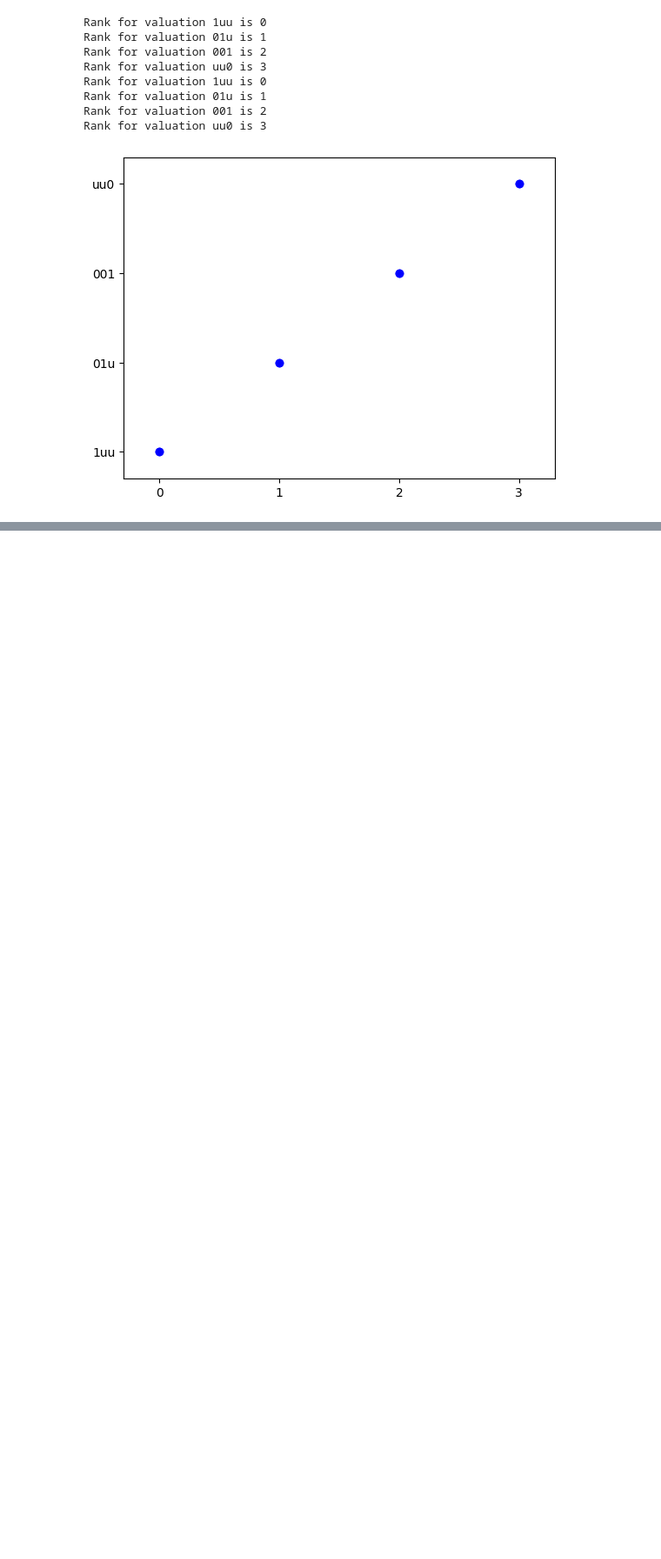
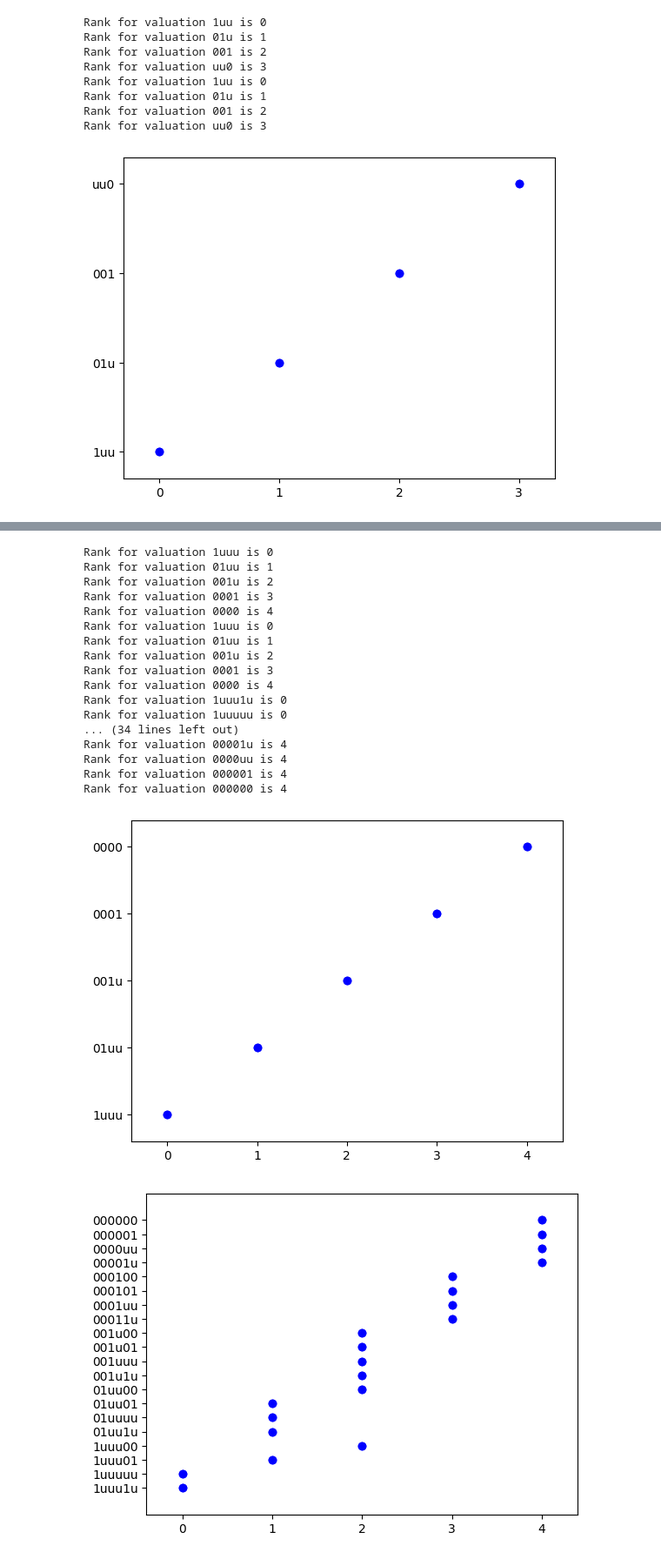
Before and after one commit to mihaicraciun2002/conditional-reasoning-tools, a Jupyter notebook: rational_closures_vectorised_valuations_gdrive.ipynb, the cells around one changed output, grey strips where cells are left out. Shown: that part at 87% size. Cells and saved outputs as stored; diff of their text form; code cells hidden in the pictures; blank space fills up the shorter version.

```diff
--- a/rational_closures_vectorised_valuations_gdrive.ipynb
+++ b/rational_closures_vectorised_valuations_gdrive.ipynb
@@ -380,0 +382,26 @@ Rank for valuation 00 is 2
+# %%
+aa11 = ["1uuu", "01uu", "001u", "0001", "0000"]
+aa22 = ["1u", "uu", "01", "00"]
+bb1 = [x + y for x in aa11 for y in aa22]
+display(rational_closure, construct_preset(aa11))
+display(rational_closure, construct_preset(bb1))
+# %% [output]
+Rank for valuation 1uuu is 0
+Rank for valuation 01uu is 1
+Rank for valuation 001u is 2
+Rank for valuation 0001 is 3
+Rank for valuation 0000 is 4
+Rank for valuation 1uuu is 0
+Rank for valuation 01uu is 1
+Rank for valuation 001u is 2
+Rank for valuation 0001 is 3
+Rank for valuation 0000 is 4
+Rank for valuation 1uuu1u is 0
+Rank for valuation 1uuuuu is 0
+... (34 lines left out)
+Rank for valuation 00001u is 4
+Rank for valuation 0000uu is 4
+Rank for valuation 000001 is 4
+Rank for valuation 000000 is 4
+[figure, added]
+[figure, added]
```
Also changed, not shown: parts of 9 cells of this notebook, 1 other file.
